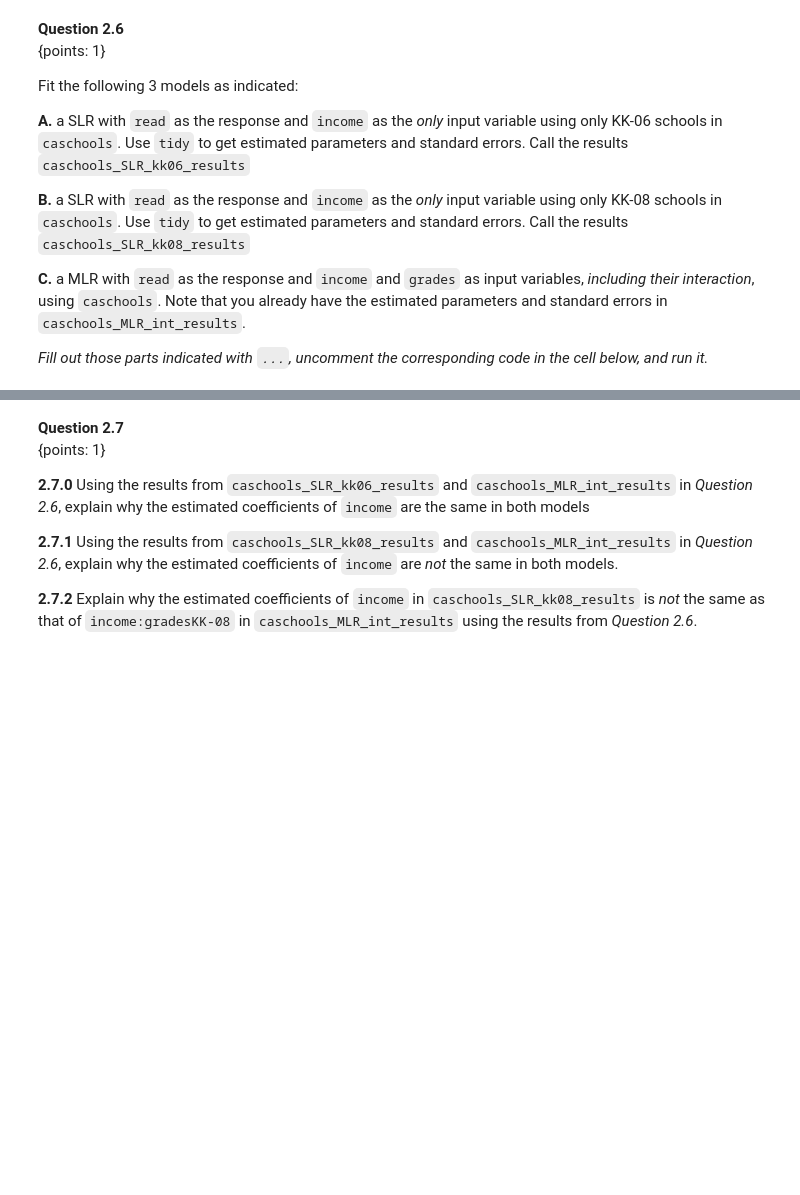
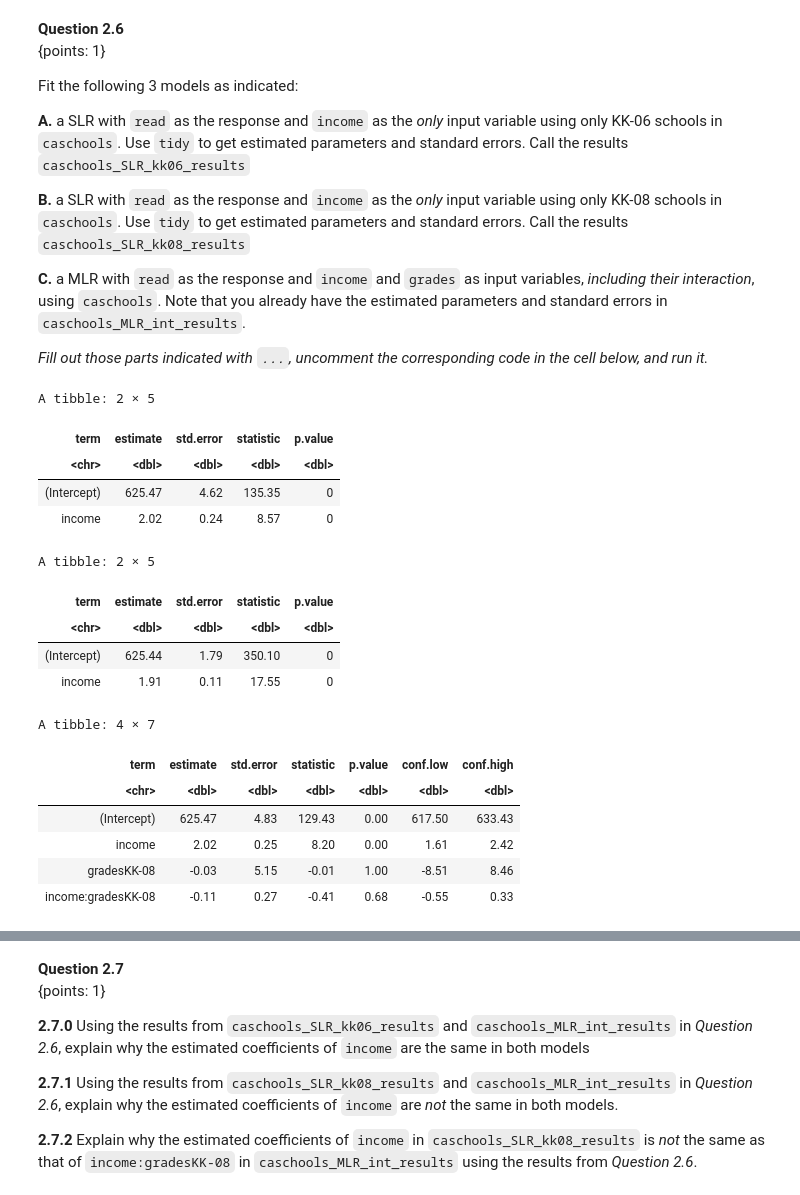
Before and after one commit to romansinkus/stat301, a Jupyter notebook: tutorials/tutorial_02.ipynb, the cells around one changed output, grey strips where cells are left out. Cells and saved outputs as stored; diff of their text form; code cells hidden in the pictures; blank space fills up the shorter version.

```diff
--- a/tutorials/tutorial_02.ipynb
+++ b/tutorials/tutorial_02.ipynb
@@ -489,19 +634,44 @@ Fit the following 3 models as indicated:
 # %%
 # caschools_SLR_kk06_results <-
 #    tidy(lm(... ~ ..., data = subset(...,... == ...))) %>%
 #    mutate_if(is.numeric, round, 2)
 
 
 # caschools_SLR_kk08_results <-
 #    tidy(lm(... ~ ..., data = subset(...,... == ...))) %>%
 #    mutate_if(is.numeric, round, 2)
 
 # your code here
-fail() # No Answer - remove if you provide an answer
+caschools_SLR_kk06_results <-
+   tidy(lm(read ~ income, data = subset(caschools,grades == "KK-06"))) %>%
+   mutate_if(is.numeric, round, 2)
+
+
+caschools_SLR_kk08_results <-
+   tidy(lm(read ~ income, data = subset(caschools,grades == "KK-08"))) %>%
+   mutate_if(is.numeric, round, 2)
 
 caschools_SLR_kk06_results
 caschools_SLR_kk08_results
 caschools_MLR_int_results
+# %% [output]
+A tibble: 2 × 5
+| term | estimate | std.error | statistic | p.value |
+| <chr> | <dbl> | <dbl> | <dbl> | <dbl> |
+| (Intercept) | 625.47 | 4.62 | 135.35 | 0 |
+| income | 2.02 | 0.24 | 8.57 | 0 |
+A tibble: 2 × 5
+| term | estimate | std.error | statistic | p.value |
+| <chr> | <dbl> | <dbl> | <dbl> | <dbl> |
+| (Intercept) | 625.44 | 1.79 | 350.10 | 0 |
+| income | 1.91 | 0.11 | 17.55 | 0 |
+A tibble: 4 × 7
+| term | estimate | std.error | statistic | p.value | conf.low | conf.high |
+| <chr> | <dbl> | <dbl> | <dbl> | <dbl> | <dbl> | <dbl> |
+| (Intercept) | 625.47 | 4.83 | 129.43 | 0.00 | 617.50 | 633.43 |
+| income | 2.02 | 0.25 | 8.20 | 0.00 | 1.61 | 2.42 |
+| gradesKK-08 | -0.03 | 5.15 | -0.01 | 1.00 | -8.51 | 8.46 |
+| income:gradesKK-08 | -0.11 | 0.27 | -0.41 | 0.68 | -0.55 | 0.33 |
 # %%
 test_2.6.0()
 test_2.6.1()
```
Also changed, not shown: parts of 33 cells of this notebook, 14 other files.
